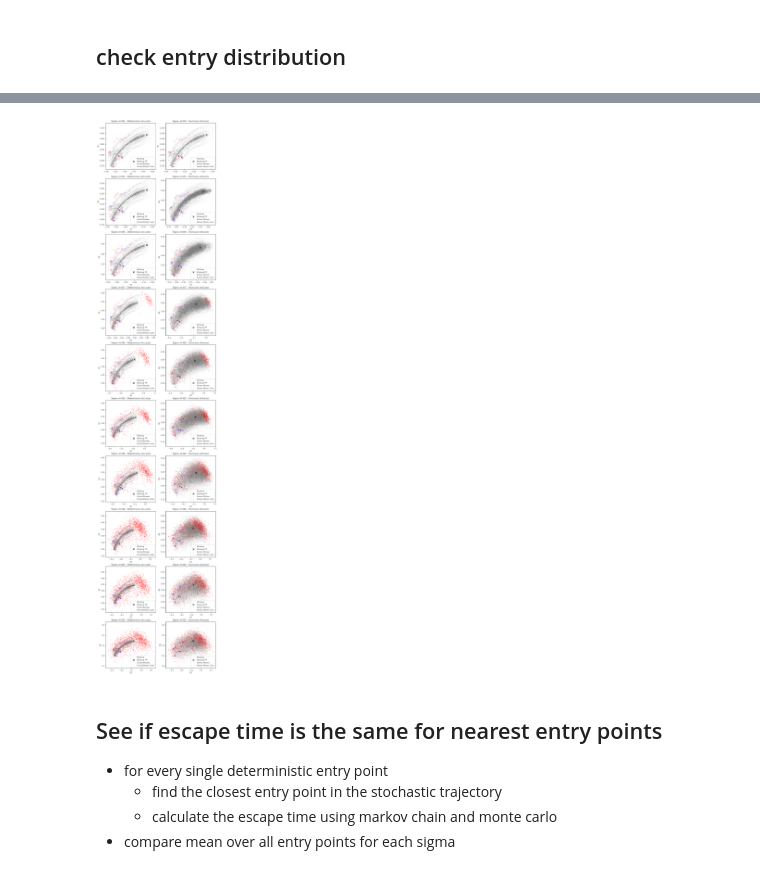
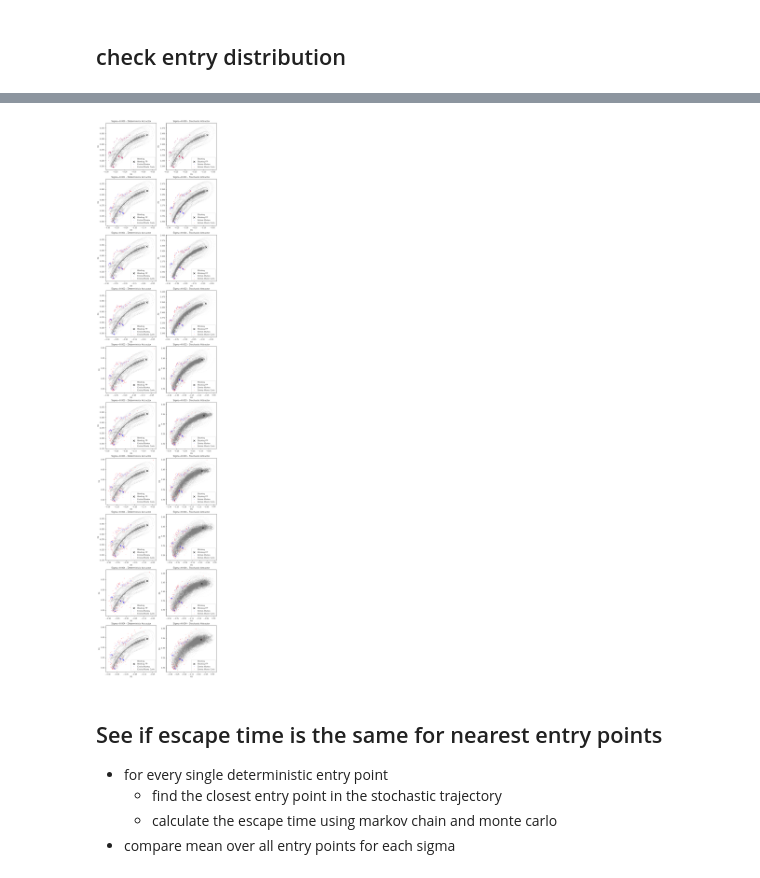
Before and after one commit to hschoeller/Stochastic_Intertia, a Jupyter notebook: code/code_deposit/MarkovInvestigate.ipynb, the cells around one changed output, grey strips where cells are left out. Cells and saved outputs as stored; diff of their text form; code cells hidden in the pictures.

```diff
--- a/code/code_deposit/MarkovInvestigate.ipynb
+++ b/code/code_deposit/MarkovInvestigate.ipynb
@@ -92,3 +94,21 @@ blocking_mask = labels == blocking_idx
 dt_traj = 1e-2
 dt_dict = {}
 dt_dict_MonteCarlo = {}
+# %%
+entries = np.where(
+    (labels[:-1] != blocking_idx) & (labels[1:] == blocking_idx))[0]+1
+blocking_points = det_traj[np.where(labels == blocking_idx)[0]]
+plt.figure(figsize=(4, 4))
+sc = plt.scatter(blocking_points[:, 4], blocking_points[:, 5], color="gray", s=1, label='Blocking',
+                 rasterized=True, alpha=0.1)
+plt.scatter(fixed[0, 4], fixed[0, 5], c='black', s=64,
+            alpha=1, marker="x", label="Blocking FP")
+# plt.scatter(fixed[1, 4], fixed[1, 5], c='red', s=64,
+#             alpha=1, marker="x", label="Zonal FP")
+
+plt.scatter(det_traj[entries, 4], det_traj[entries, 5], c='blue', s=1, label='Entries Markov',
+            rasterized=True, alpha=0.5)
+
+plt.legend()
+plt.xlabel("X5")
+plt.ylabel("X6")
@@ -278,7 +305,7 @@ dt: 0.2
 # %%
 
 t_escape_dict = {}
-for sig in np.linspace(0, 0.05, 501)[::25]:
+for sig in np.linspace(0, 0.05, 101):
     eps = (2 * dt_eff_TO * sig**2)
     print(f"Processing epsilon = {eps:.6f}")
 
@@ -292,7 +319,7 @@ for sig in np.linspace(0, 0.05, 501)[::25]:
 
 dt_dict[subsample_step_TO] = t_escape_dict
 escape_results = {}  # plain dict
-for fname in sorted(glob.glob("./cdv_model/datafine/dataOro20_sigma0p*.bin"))[::5]:
+for fname in sorted(glob.glob("./cdv_model/datafine/dataOro20_sigma0p*.bin")):
     # extract sigma string from filename (e.g. "0p050")
     match = re.search(r"sigma([0-9p]+)\.bin", fname)
     sigma_str = match.group(1).replace(
@@ -337,4 +364,10 @@ Processing sigma=0.0475
 Processing sigma=0.05
+# %%
+with open('markov_dt.pkl', 'wb') as f:
+    pickle.dump(dt_dict, f)
+
+with open('monte_carlo_dt.pkl', 'wb') as f:
+    pickle.dump(dt_dict_MonteCarlo, f)
 # %%
 fig, ax = plt.subplots(nrows=1, ncols=1, figsize=(10, 6))
 dt_eff_TO = dt_traj * subsample_step_TO
@@ -474,7 +476,8 @@ blocking_points = det_traj_TO[np.where(labels_TO == blocking_idx)[0]]
 n_sigs = 10
 fig, axes = plt.subplots(nrows=n_sigs, ncols=2, figsize=(10, 5*n_sigs))
 files = sorted(glob.glob("./cdv_model/datafine/dataOro20_sigma0p*.bin"))
-step = len(files) / (n_sigs * 2)
+# step = len(files) / (n_sigs * 2)
+step = 1
 for i in range(n_sigs):
     fname = files[int(round(i * step))]
     # extract sigma string from filename (e.g. "0p050")
@@ -494,34 +497,34 @@ for i in range(n_sigs):
     entries_MC = np.where(
         (labels_new[:-1] != blocking_idx) & (labels_new[1:] == blocking_idx))[0]+1
 
     # plot with deterministic attractor
     axes[i, 0].scatter(blocking_points[:, 4], blocking_points[:, 5], color="gray", s=1, label='Blocking',
                        rasterized=True, alpha=0.1)
     axes[i, 0].scatter(fixed[0, 4], fixed[0, 5], c='black', s=64,
                        alpha=1, marker="x", label="Blocking FP")
     axes[i, 0].scatter(det_traj_TO[entries, 4], det_traj_TO[entries, 5], c='blue', s=1, label='Entries Markov',
                        rasterized=True, alpha=0.5)
     axes[i, 0].scatter(sig_data[entries_MC, 4], sig_data[entries_MC, 5], c='red', s=1, label='Entries Monte Carlo',
                        rasterized=True, alpha=0.5)
     axes[i, 0].legend()
     axes[i, 0].set_xlabel("X5")
     axes[i, 0].set_ylabel("X6")
     axes[i, 0].set_title(f'Sigma={sigma_val:.3f} - Deterministic Attractor')
     # plot with stochastic attractor
     axes[i, 1].scatter(blocking_points_sig[:, 4], blocking_points_sig[:, 5], color="gray", s=1, label='Blocking',
                        rasterized=True, alpha=0.1)
     axes[i, 1].scatter(fixed[0, 4], fixed[0, 5], c='black', s=64,
                        alpha=1, marker="x", label="Blocking FP")
     axes[i, 1].scatter(det_traj_TO[entries, 4], det_traj_TO[entries, 5], c='blue', s=1, label='Entries Markov',
                        rasterized=True, alpha=0.5)
     axes[i, 1].scatter(sig_data[entries_MC, 4], sig_data[entries_MC, 5], c='red', s=1, label='Entries Monte Carlo',
                        rasterized=True, alpha=0.5)
     axes[i, 1].legend()
     axes[i, 1].set_xlabel("X5")
     axes[i, 1].set_ylabel("X6")
     axes[i, 1].set_title(f'Sigma={sigma_val:.3f} - Stochastic Attractor')
 # %% [output]
-[figure, old version]
+[figure, new version]
 # %% [markdown]
 ## See if escape time is the same for nearest entry points
 - for every single deterministic entry point
```
Also changed, not shown: parts of 34 cells of this notebook, 5 other files.
